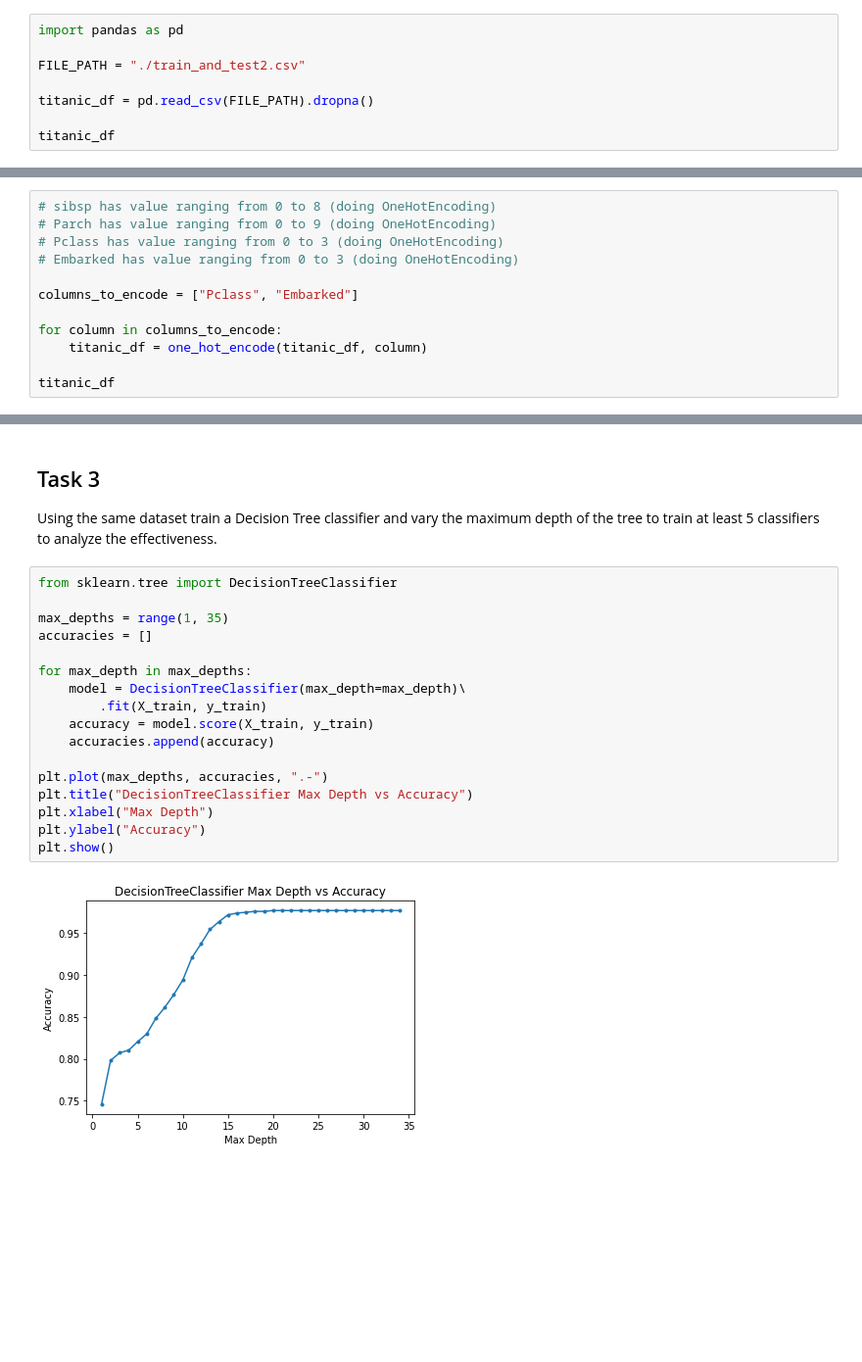
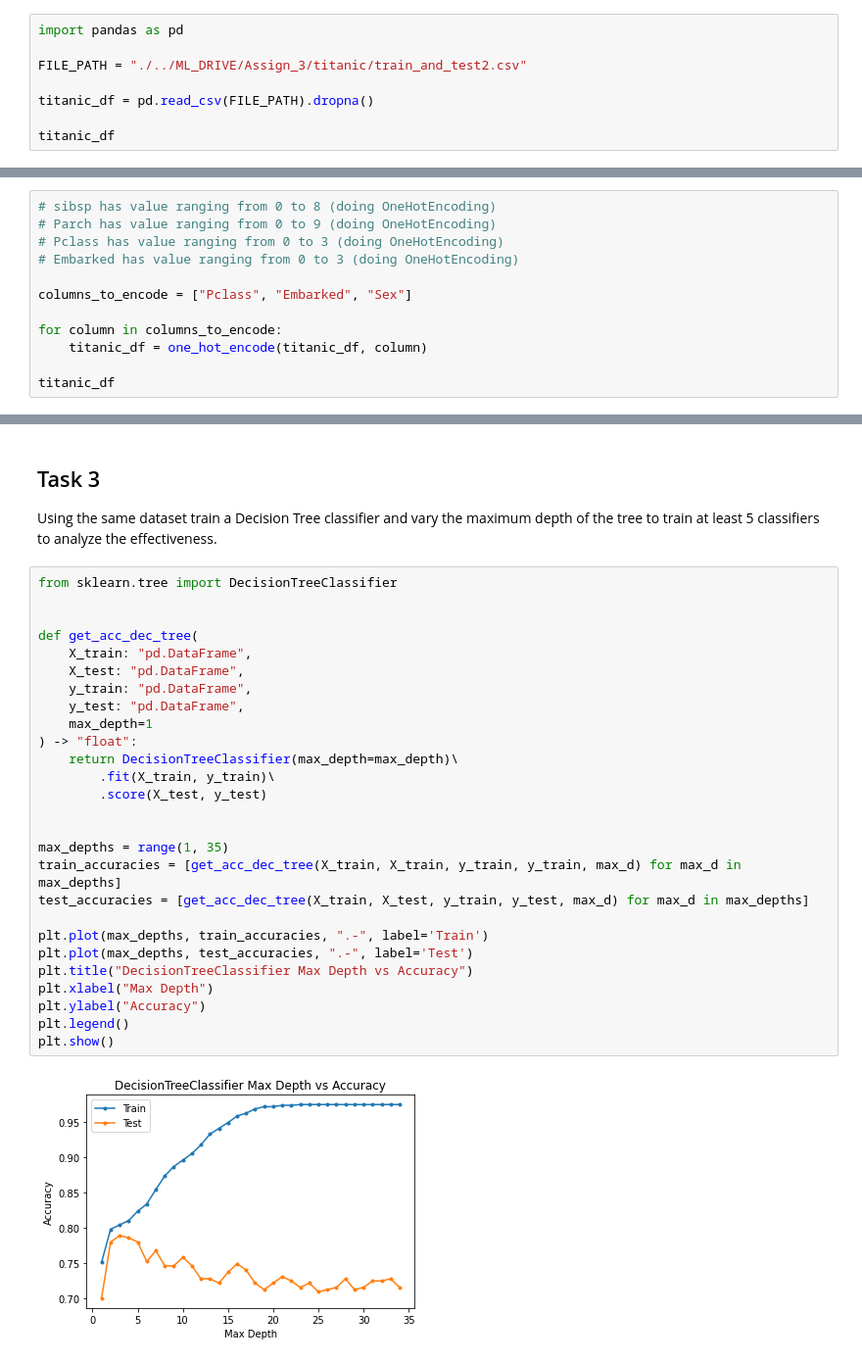
Before and after one commit to Abhiroop25902/CS-4172-ML-Lab, a Jupyter notebook: Assign3/assign3_part1.ipynb, the cells around one changed output, grey strips where cells are left out. Shown at 98% size. Cells and saved outputs as stored; diff of their text form; blank space fills up the shorter version.

Commit message:
[FIX] refactor + graph fix

```diff
--- a/Assign3/assign3_part1.ipynb
+++ b/Assign3/assign3_part1.ipynb
@@ -12,7 +12,7 @@ Download Titanic Dataset (https://www.kaggle.com/heptapod/titanic/version/1#) an
 # %%
 import pandas as pd
 
-FILE_PATH = "./train_and_test2.csv"
+FILE_PATH = "./../ML_DRIVE/Assign_3/titanic/train_and_test2.csv"
 
 titanic_df = pd.read_csv(FILE_PATH).dropna()
 
@@ -92,7 +92,7 @@ def one_hot_encode(X: "pd.DataFrame", col_name: "str") -> "pd.DataFrame":
 # Pclass has value ranging from 0 to 3 (doing OneHotEncoding)
 # Embarked has value ranging from 0 to 3 (doing OneHotEncoding)
 
-columns_to_encode = ["Pclass", "Embarked"]
+columns_to_encode = ["Pclass", "Embarked", "Sex"]
 
 for column in columns_to_encode:
     titanic_df = one_hot_encode(titanic_df, column)
@@ -203,19 +211,29 @@ Using the same dataset train a Decision Tree classifier and vary the maximum dep
 # %%
 from sklearn.tree import DecisionTreeClassifier
 
+
+def get_acc_dec_tree(
+    X_train: "pd.DataFrame",
+    X_test: "pd.DataFrame",
+    y_train: "pd.DataFrame",
+    y_test: "pd.DataFrame",
+    max_depth=1
+) -> "float":
+    return DecisionTreeClassifier(max_depth=max_depth)\
+        .fit(X_train, y_train)\
+        .score(X_test, y_test)
+
+
 max_depths = range(1, 35)
-accuracies = []
+train_accuracies = [get_acc_dec_tree(X_train, X_train, y_train, y_train, max_d) for max_d in max_depths]
+test_accuracies = [get_acc_dec_tree(X_train, X_test, y_train, y_test, max_d) for max_d in max_depths]
 
-for max_depth in max_depths:
-    model = DecisionTreeClassifier(max_depth=max_depth)\
-        .fit(X_train, y_train)
-    accuracy = model.score(X_train, y_train)
-    accuracies.append(accuracy)
-
-plt.plot(max_depths, accuracies, ".-")
+plt.plot(max_depths, train_accuracies, ".-", label='Train')
+plt.plot(max_depths, test_accuracies, ".-", label='Test')
 plt.title("DecisionTreeClassifier Max Depth vs Accuracy")
 plt.xlabel("Max Depth")
 plt.ylabel("Accuracy")
+plt.legend()
 plt.show()
 # %% [output]
-[figure, old version]
+[figure, new version]
```
Also changed, not shown: parts of 4 cells of this notebook, 2 other files.
